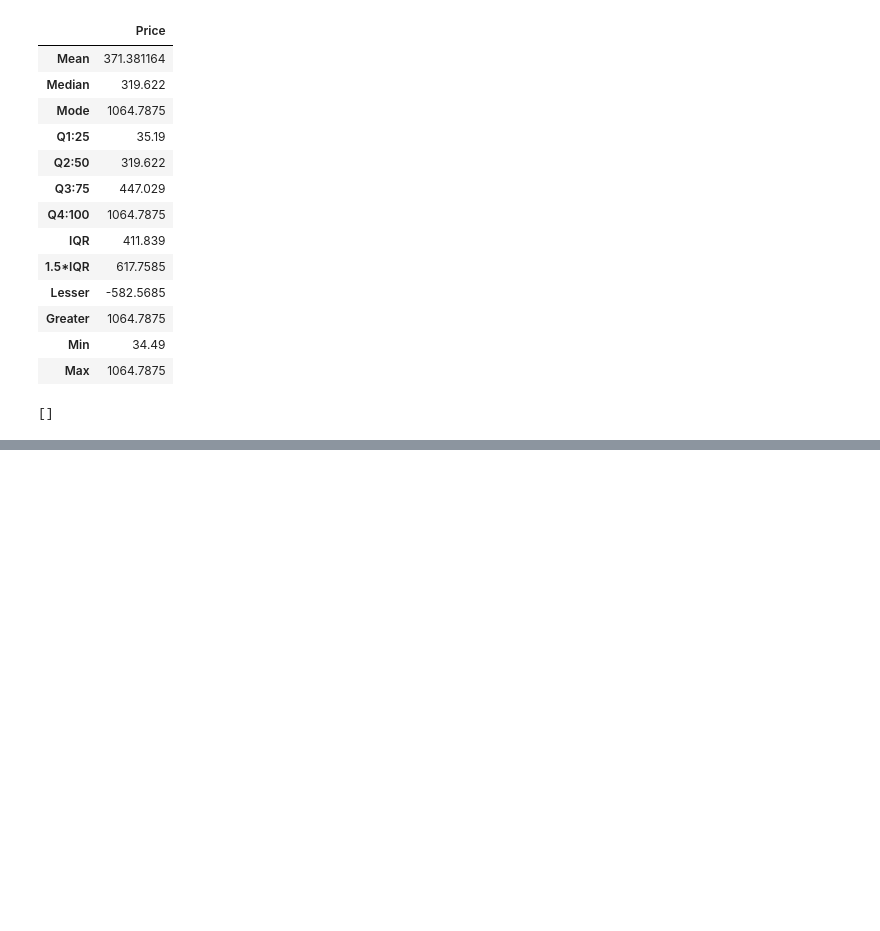
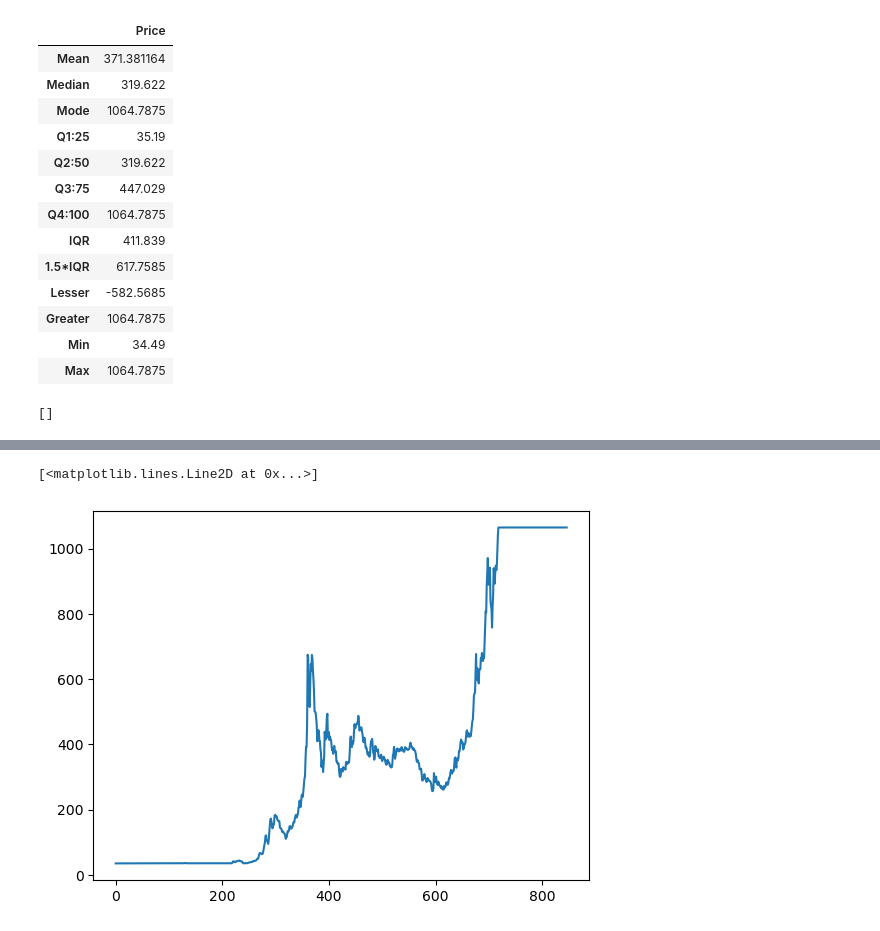
Before and after one commit to Roselinstanley/Time-Series-Analysis, a Jupyter notebook: GoldPrice.ipynb, the cells around one changed output, grey strips where cells are left out. Cells and saved outputs as stored; diff of their text form; code cells hidden in the pictures; blank space fills up the shorter version.

```diff
--- a/GoldPrice.ipynb
+++ b/GoldPrice.ipynb
@@ -108,0 +152,5 @@ Greater
+# %%
+plt.plot(gold_dataseteda["Price"])
+# %% [output]
+[<matplotlib.lines.Line2D at 0x...>]
+[figure, added]
```
Also changed, not shown: parts of 20 cells of this notebook.
